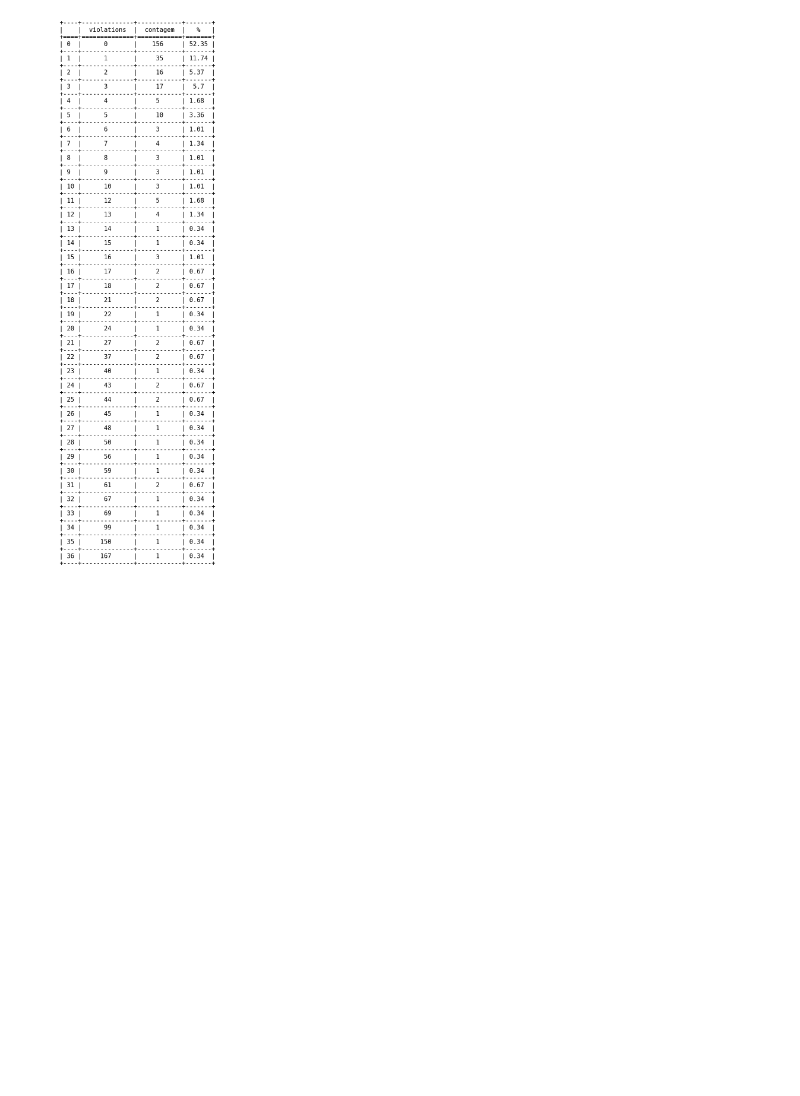
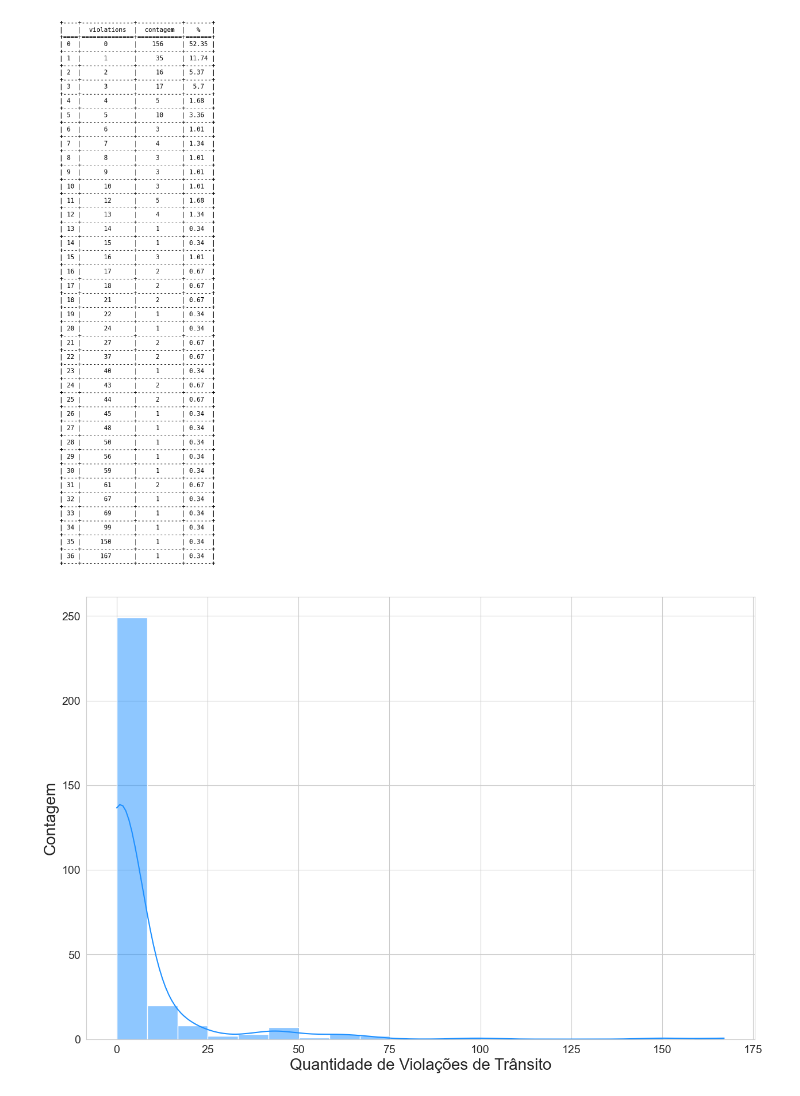
Before and after one commit to DavideDaSilva/Data-Science, a Jupyter notebook: Supervised Machine Learning/Modelos para Dados de Contagem/PredicaoViolacoesTransito.ipynb, the cells around one changed output. Cells and saved outputs as stored; diff of their text form; code cells hidden in the pictures; blank space fills up the shorter version.

Commit message:
#2.5-Histograma da variável dependente violations

```diff
--- a/Supervised Machine Learning/Modelos para Dados de Contagem/PredicaoViolacoesTransito.ipynb
+++ b/Supervised Machine Learning/Modelos para Dados de Contagem/PredicaoViolacoesTransito.ipynb
@@ -174,3 +174,17 @@ plt.axis('off')
 plt.show()
 # %% [output]
 [figure]
+# %%
+# Histograma da variável dependente 'violations'
+
+with sns.axes_style("whitegrid"):
+    plt.figure(figsize=(15,10))
+    sns.histplot(data=df_corruption, x='violations', bins=20,
+                 color='dodgerblue', edgecolor='white', kde=True) # To see kernel, use kde=True
+    plt.xlabel('Quantidade de Violações de Trânsito', fontsize=20)
+    plt.ylabel('Contagem', fontsize=20)
+    plt.xticks(fontsize=14)
+    plt.yticks(fontsize=14)
+    plt.show()
+# %% [output]
+[figure, added]
```
